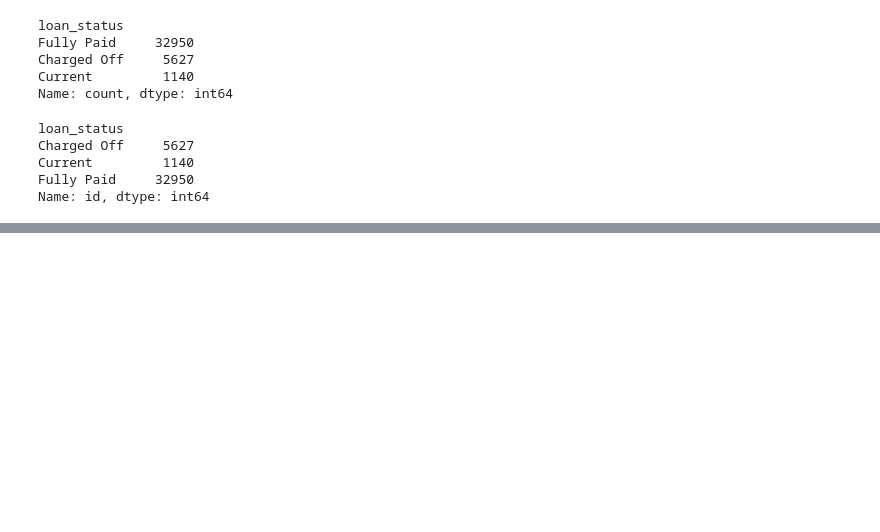
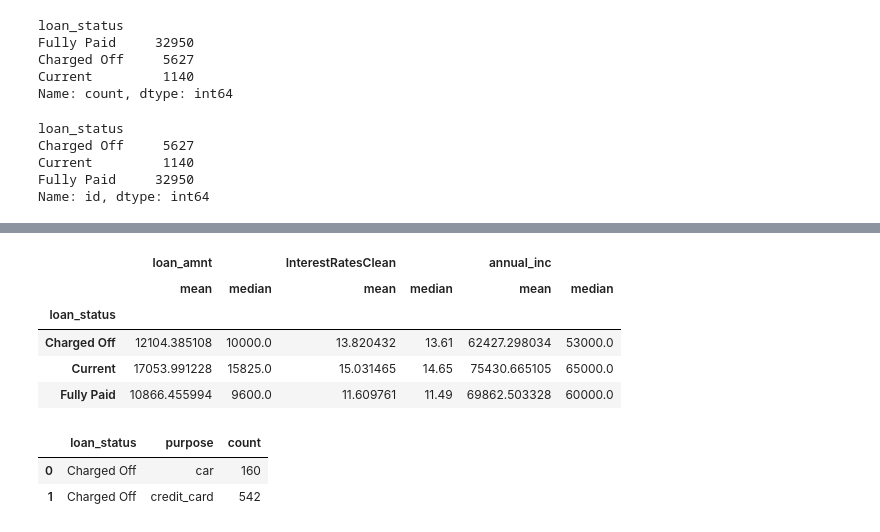
Before and after one commit to sophicist/StudentsWork-Lessons-, a Jupyter notebook: Akeem/lesson6.ipynb, the cells around one changed output, grey strips where cells are left out. Cells and saved outputs as stored; diff of their text form; code cells hidden in the pictures; blank space fills up the shorter version.

```diff
--- a/Akeem/lesson6.ipynb
+++ b/Akeem/lesson6.ipynb
@@ -140,0 +172,17 @@ dt.groupby('loan_status').agg(mode)
+# %%
+display(y)
+# %% [output]
+|  | loan_amnt |  | InterestRatesClean |  | annual_inc |  |
+|  | mean | median | mean | median | mean | median |
+| loan_status |  |  |  |  |  |  |
+| Charged Off | 12104.385108 | 10000.0 | 13.820432 | 13.61 | 62427.298034 | 53000.0 |
+| Current | 17053.991228 | 15825.0 | 15.031465 | 14.65 | 75430.665105 | 65000.0 |
+| Fully Paid | 10866.455994 | 9600.0 | 11.609761 | 11.49 | 69862.503328 | 60000.0 |
+# %%
+# what was the loan purpose for each loan status
+data = dt.groupby(["loan_status","purpose"]).size().reset_index().rename(columns = {0:"count"})
+data.head(2)
+# %% [output]
+|  | loan_status | purpose | count |
+| 0 | Charged Off | car | 160 |
+| 1 | Charged Off | credit_card | 542 |
```
Also changed, not shown: parts of 6 cells of this notebook, 2 other files.
